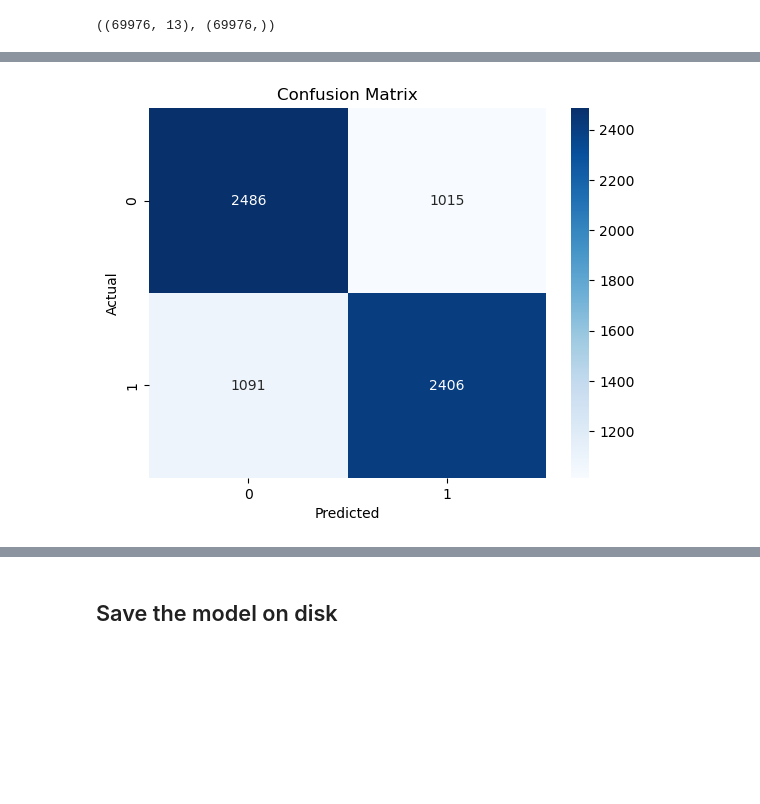
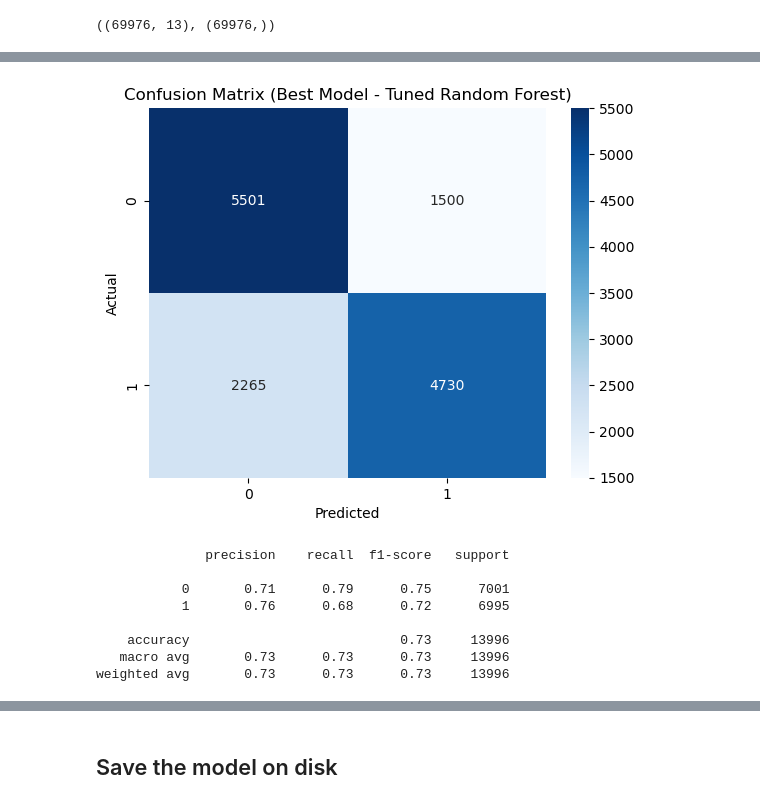
Before and after one commit to princedudhatra/ML, a Jupyter notebook: model_training.ipynb, the cells around one changed output, grey strips where cells are left out. Drawn from its saved outputs; the diff is of its cells as text; code cells hidden in the pictures; blank space fills up the shorter version.

```diff
--- a/model_training.ipynb
+++ b/model_training.ipynb
@@ -33,10 +48,11 @@ X.shape, y.shape
 # %% [output]
 ((69976, 13), (69976,))
 # %%
+# Train-test split (90% train, 10% test) with stratification for balanced classes
 X_train, X_test, y_train, y_test = train_test_split(
     X, y,
-    test_size=0.1,
-    random_state=27,
+    test_size=0.2,
+    random_state=RANDOM_STATE,
     stratify=y
 )
 # %%
@@ -77,0 +173,16 @@ weighted avg       0.70      0.70      0.70      6998
+# %%
+# -------------------- 7. BEST MODEL: TRAIN VS TEST ACCURACY & OVERFITTING CHECK --------------------
+best_model = best_rf
+train_acc = accuracy_score(y_train, best_model.predict(X_train))
+test_acc = accuracy_score(y_test, best_model.predict(X_test))
+cv_mean = cross_val_score(best_model, X, y, cv=5, scoring="accuracy").mean()
+print(f"Training Accuracy: {train_acc:.4f}")
+print(f"Testing Accuracy:  {test_acc:.4f}")
+print(f"5-Fold CV Mean:    {cv_mean:.4f}")
+gap = train_acc - test_acc
+if gap > 0.1:
+    print("Diagnosis: Possible OVERFITTING (train accuracy >> test accuracy)")
+elif test_acc - train_acc > 0.05:
+    print("Diagnosis: Possible UNDERFITTING (model may be too simple)")
+else:
+    print("Diagnosis: Generalization looks reasonable")
@@ -81,10 +214,21 @@ import seaborn as sns
 # %%
-cm = confusion_matrix(y_test, y_pred)
-sns.heatmap(cm, annot=True, fmt='d', cmap='Blues')
-plt.title("Confusion Matrix")
+# -------------------- 8. CONFUSION MATRIX (BEST MODEL) --------------------
+y_pred_best = best_model.predict(X_test)
+cm = confusion_matrix(y_test, y_pred_best)
+sns.heatmap(cm, annot=True, fmt="d", cmap="Blues")
+plt.title("Confusion Matrix (Best Model - Tuned Random Forest)")
 plt.xlabel("Predicted")
 plt.ylabel("Actual")
 plt.show()
+print(classification_report(y_test, y_pred_best))
 # %% [output]
-[figure, old version]
+[figure, new version]
+              precision    recall  f1-score   support
+
+           0       0.71      0.79      0.75      7001
+           1       0.76      0.68      0.72      6995
+
+    accuracy                           0.73     13996
+   macro avg       0.73      0.73      0.73     13996
+weighted avg       0.73      0.73      0.73     13996
 # %%
```
Also changed, not shown: parts of 12 cells of this notebook, 2 other files.
